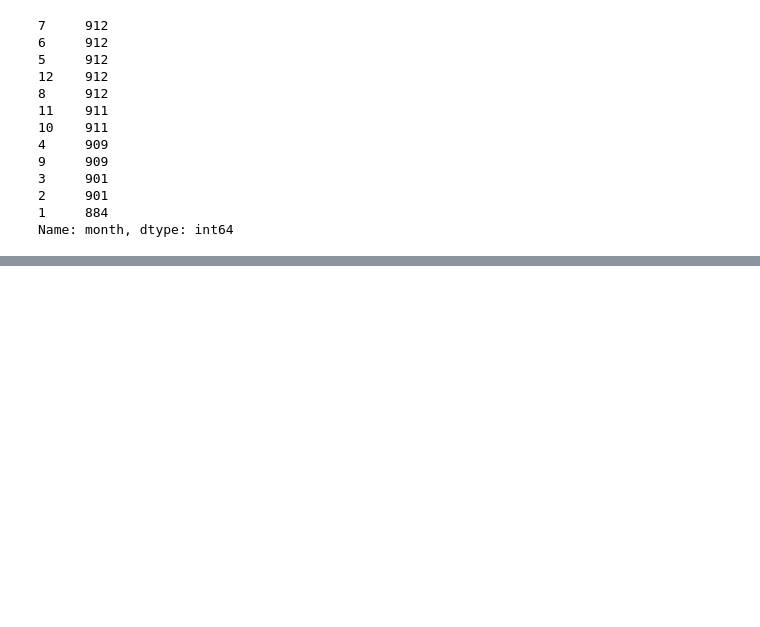
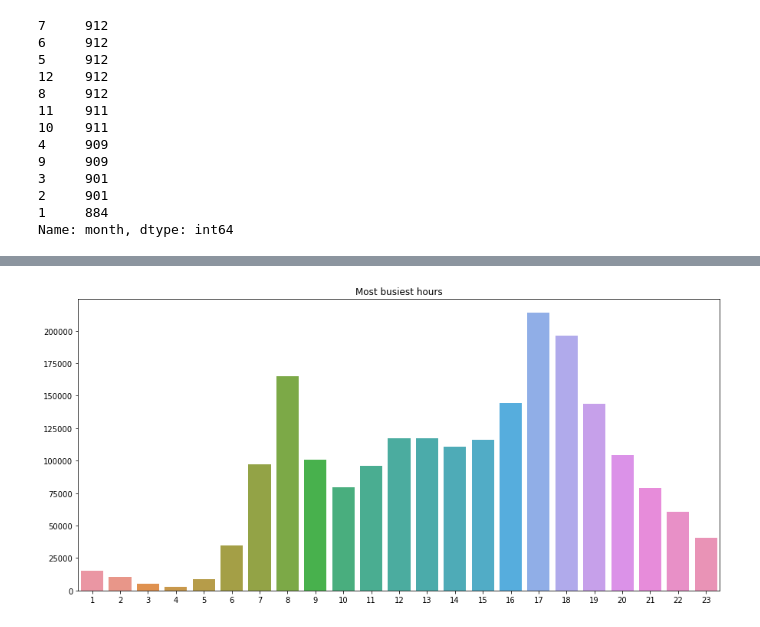
Before and after one commit to akhil111/bootcamp_mini_project, a Jupyter notebook: final_version.ipynb, the cells around one changed output, grey strips where cells are left out. Saved outputs shown, nothing was run; the diff lists cells and outputs as text; code cells hidden in the pictures; blank space fills up the shorter version.

```diff
--- a/final_version.ipynb
+++ b/final_version.ipynb
@@ -160,0 +166,10 @@ plt.show()
+# %%
+hours=[]
+for i in range(1,24):
+    d=np.sum(df[df['hour']==i]['count'].values.tolist())
+    hours.append(d)
+sns.barplot(np.arange(1,24),hours)
+plt.title("Most busiest hours")
+plt.show()
+# %% [output]
+[figure, added]
```
Also changed, not shown: parts of 26 cells of this notebook.
